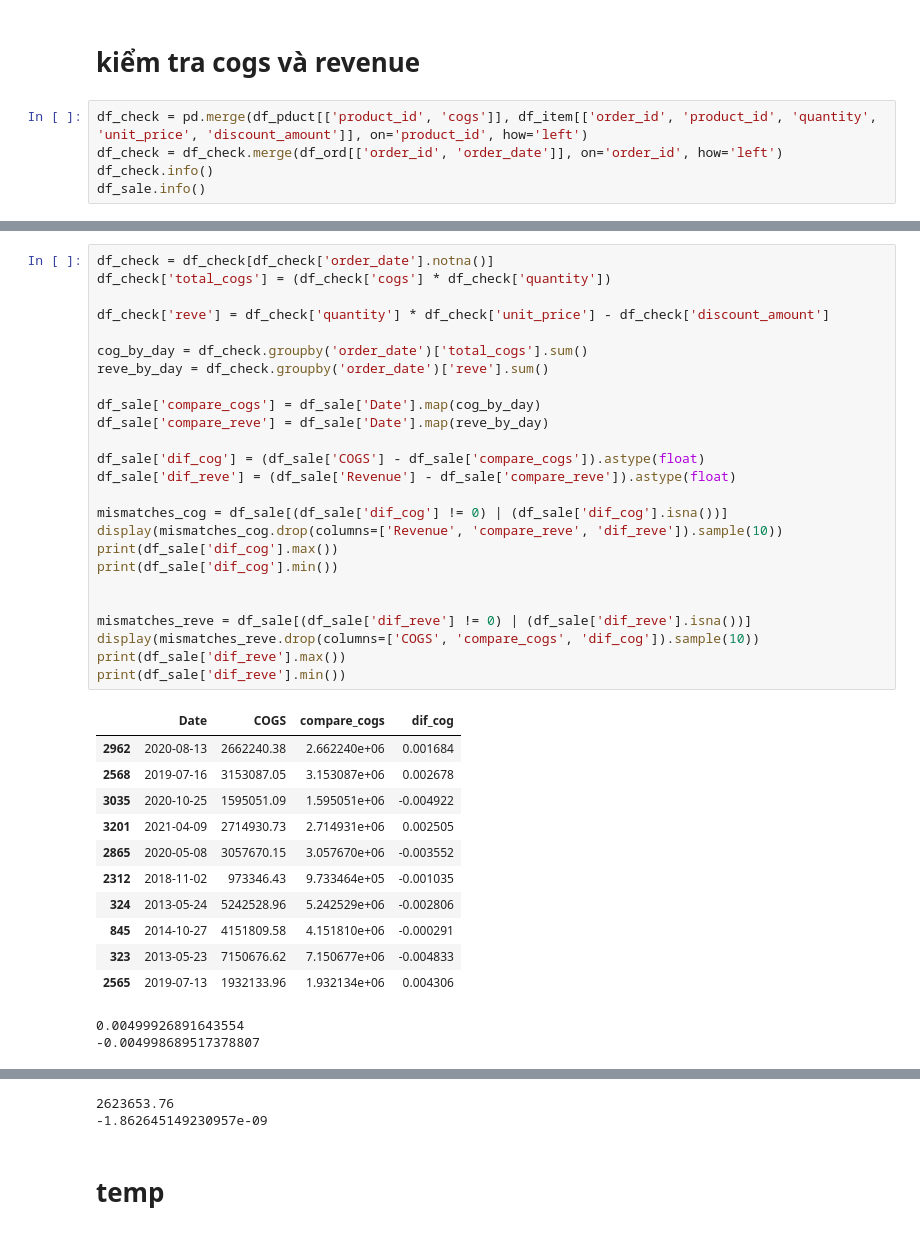
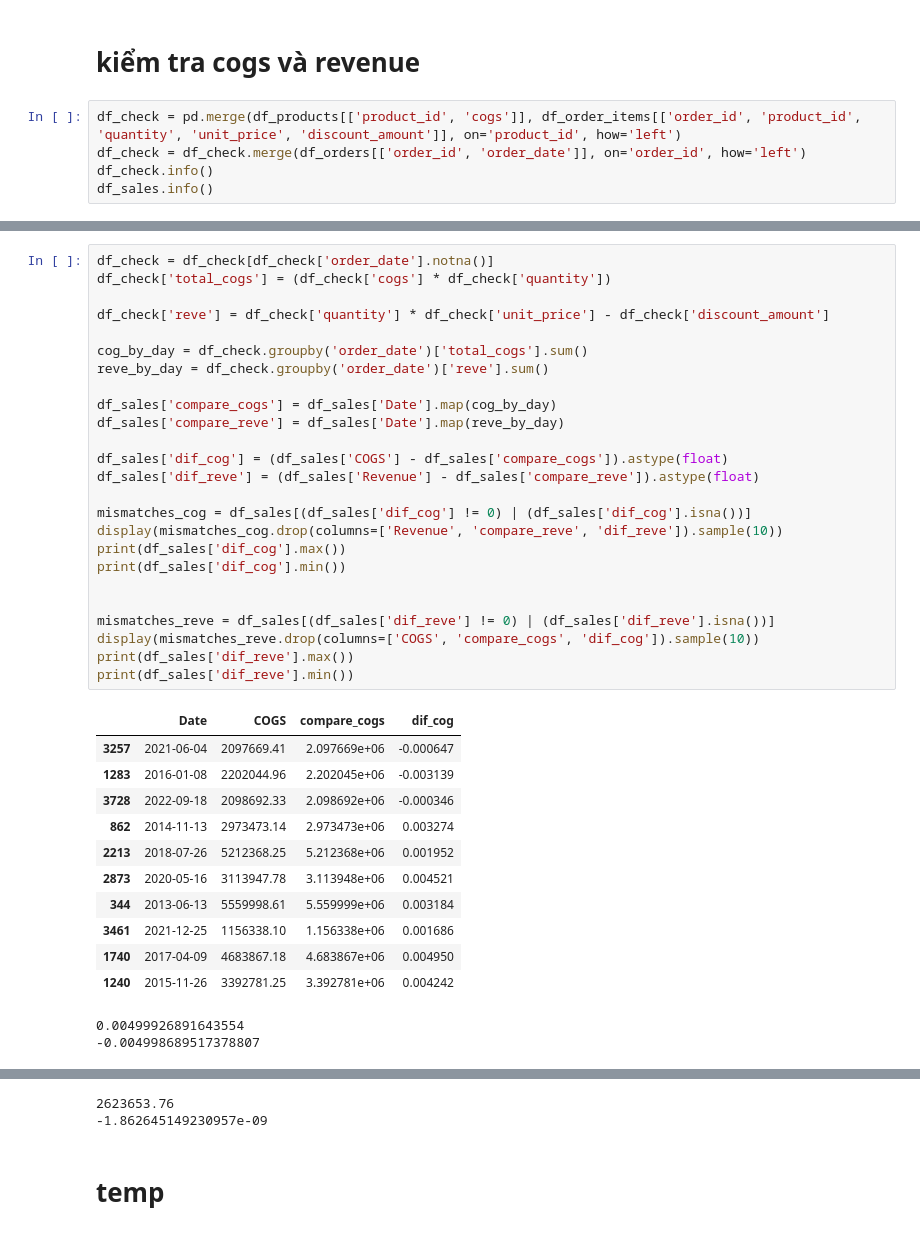
Before and after one commit to tuongvii2327/TayThanh_Datathon_2026, a Jupyter notebook: notebooks/temp.ipynb, the cells around one changed output, grey strips where cells are left out. Saved outputs shown, nothing was run; the diff lists cells and outputs as text.

```diff
--- a/notebooks/temp.ipynb
+++ b/notebooks/temp.ipynb
@@ -752,10 +502,10 @@ df_temp.to_parquet('delivery.parquet')
 # %% [markdown]
 # kiểm tra cogs và revenue
 # %%
-df_check = pd.merge(df_pduct[['product_id', 'cogs']], df_item[['order_id', 'product_id', 'quantity', 'unit_price', 'discount_amount']], on='product_id', how='left')
-df_check = df_check.merge(df_ord[['order_id', 'order_date']], on='order_id', how='left')
+df_check = pd.merge(df_products[['product_id', 'cogs']], df_order_items[['order_id', 'product_id', 'quantity', 'unit_price', 'discount_amount']], on='product_id', how='left')
+df_check = df_check.merge(df_orders[['order_id', 'order_date']], on='order_id', how='left')
 df_check.info()
-df_sale.info()
+df_sales.info()
 # %% [output]
 <class 'pandas.core.frame.DataFrame'>
 RangeIndex: 715483 entries, 0 to 715482
@@ -777,40 +527,40 @@ memory usage: 90.0 KB
 # %%
 df_check = df_check[df_check['order_date'].notna()]
 df_check['total_cogs'] = (df_check['cogs'] * df_check['quantity'])
 
 df_check['reve'] = df_check['quantity'] * df_check['unit_price'] - df_check['discount_amount']
 
 cog_by_day = df_check.groupby('order_date')['total_cogs'].sum()
 reve_by_day = df_check.groupby('order_date')['reve'].sum()
 
-df_sale['compare_cogs'] = df_sale['Date'].map(cog_by_day)
-df_sale['compare_reve'] = df_sale['Date'].map(reve_by_day)
+df_sales['compare_cogs'] = df_sales['Date'].map(cog_by_day)
+df_sales['compare_reve'] = df_sales['Date'].map(reve_by_day)
 
-df_sale['dif_cog'] = (df_sale['COGS'] - df_sale['compare_cogs']).astype(float)
-df_sale['dif_reve'] = (df_sale['Revenue'] - df_sale['compare_reve']).astype(float)
+df_sales['dif_cog'] = (df_sales['COGS'] - df_sales['compare_cogs']).astype(float)
+df_sales['dif_reve'] = (df_sales['Revenue'] - df_sales['compare_reve']).astype(float)
 
-mismatches_cog = df_sale[(df_sale['dif_cog'] != 0) | (df_sale['dif_cog'].isna())]
+mismatches_cog = df_sales[(df_sales['dif_cog'] != 0) | (df_sales['dif_cog'].isna())]
 display(mismatches_cog.drop(columns=['Revenue', 'compare_reve', 'dif_reve']).sample(10))
-print(df_sale['dif_cog'].max())
-print(df_sale['dif_cog'].min())
+print(df_sales['dif_cog'].max())
+print(df_sales['dif_cog'].min())
 
 
-mismatches_reve = df_sale[(df_sale['dif_reve'] != 0) | (df_sale['dif_reve'].isna())]
+mismatches_reve = df_sales[(df_sales['dif_reve'] != 0) | (df_sales['dif_reve'].isna())]
 display(mismatches_reve.drop(columns=['COGS', 'compare_cogs', 'dif_cog']).sample(10))
-print(df_sale['dif_reve'].max())
-print(df_sale['dif_reve'].min())
+print(df_sales['dif_reve'].max())
+print(df_sales['dif_reve'].min())
 # %% [output]
 |  | Date | COGS | compare_cogs | dif_cog |
-| 2962 | 2020-08-13 | 2662240.38 | 2.662240e+06 | 0.001684 |
-| 2568 | 2019-07-16 | 3153087.05 | 3.153087e+06 | 0.002678 |
-| 3035 | 2020-10-25 | 1595051.09 | 1.595051e+06 | -0.004922 |
-| 3201 | 2021-04-09 | 2714930.73 | 2.714931e+06 | 0.002505 |
-| 2865 | 2020-05-08 | 3057670.15 | 3.057670e+06 | -0.003552 |
-| 2312 | 2018-11-02 | 973346.43 | 9.733464e+05 | -0.001035 |
-| 324 | 2013-05-24 | 5242528.96 | 5.242529e+06 | -0.002806 |
-| 845 | 2014-10-27 | 4151809.58 | 4.151810e+06 | -0.000291 |
-| 323 | 2013-05-23 | 7150676.62 | 7.150677e+06 | -0.004833 |
-| 2565 | 2019-07-13 | 1932133.96 | 1.932134e+06 | 0.004306 |
+| 3257 | 2021-06-04 | 2097669.41 | 2.097669e+06 | -0.000647 |
+| 1283 | 2016-01-08 | 2202044.96 | 2.202045e+06 | -0.003139 |
+| 3728 | 2022-09-18 | 2098692.33 | 2.098692e+06 | -0.000346 |
+| 862 | 2014-11-13 | 2973473.14 | 2.973473e+06 | 0.003274 |
+| 2213 | 2018-07-26 | 5212368.25 | 5.212368e+06 | 0.001952 |
+| 2873 | 2020-05-16 | 3113947.78 | 3.113948e+06 | 0.004521 |
+| 344 | 2013-06-13 | 5559998.61 | 5.559999e+06 | 0.003184 |
+| 3461 | 2021-12-25 | 1156338.10 | 1.156338e+06 | 0.001686 |
+| 1740 | 2017-04-09 | 4683867.18 | 4.683867e+06 | 0.004950 |
+| 1240 | 2015-11-26 | 3392781.25 | 3.392781e+06 | 0.004242 |
 0.00499926891643554
 -0.004998689517378807
 |  | Date | Revenue | compare_reve | dif_reve |
```
Also changed, not shown: parts of 29 cells of this notebook, 11 other files.
